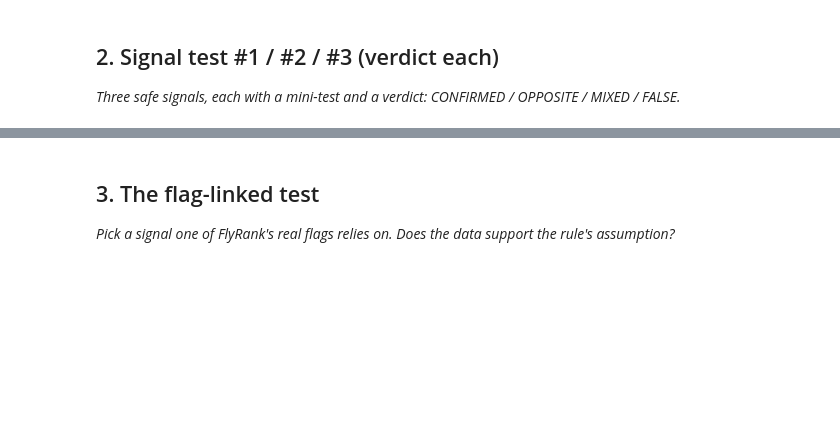
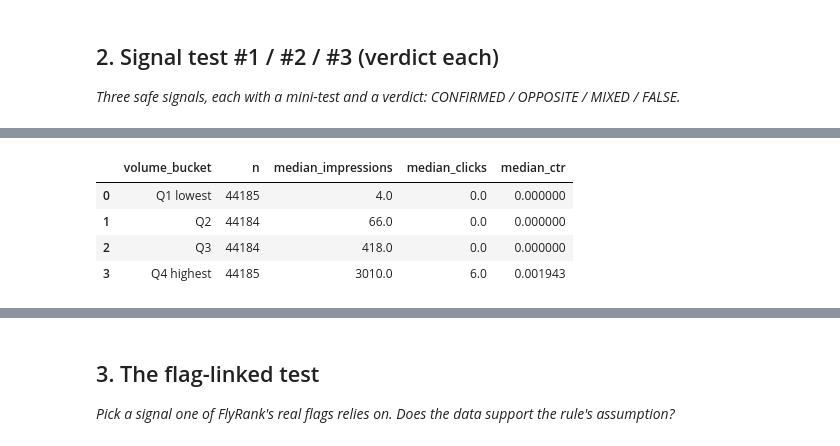
Before and after one commit to manahilrubabsatti/flyrank-ml, a Jupyter notebook: work/notebooks/w04_signal_audit.ipynb, the cells around one changed output, grey strips where cells are left out. Cells and saved outputs as stored; diff of their text form; code cells hidden in the pictures; blank space fills up the shorter version.

```diff
--- a/work/notebooks/w04_signal_audit.ipynb
+++ b/work/notebooks/w04_signal_audit.ipynb
@@ -22,0 +174,30 @@ This skeleton is yours to fill. Work the sections **in order** — each one has
+# %%
+# Signal test #1 — Search volume
+
+signal1 = dist.copy()
+
+signal1["volume_bucket"] = pd.qcut(
+    signal1["impressions"].rank(method="first"),
+    q=4,
+    labels=["Q1 lowest", "Q2", "Q3", "Q4 highest"]
+)
+
+bucket1 = (
+    signal1
+    .groupby("volume_bucket", observed=False)
+    .agg(
+        n=("impressions", "size"),
+        median_impressions=("impressions", "median"),
+        median_clicks=("clicks", "median"),
+        median_ctr=("ctr", "median")
+    )
+    .reset_index()
+)
+
+display(bucket1)
+# %% [output]
+|  | volume_bucket | n | median_impressions | median_clicks | median_ctr |
+| 0 | Q1 lowest | 44185 | 4.0 | 0.0 | 0.000000 |
+| 1 | Q2 | 44184 | 66.0 | 0.0 | 0.000000 |
+| 2 | Q3 | 44184 | 418.0 | 0.0 | 0.000000 |
+| 3 | Q4 highest | 44185 | 3010.0 | 6.0 | 0.001943 |
```
Also changed, not shown: parts of 18 cells of this notebook.
